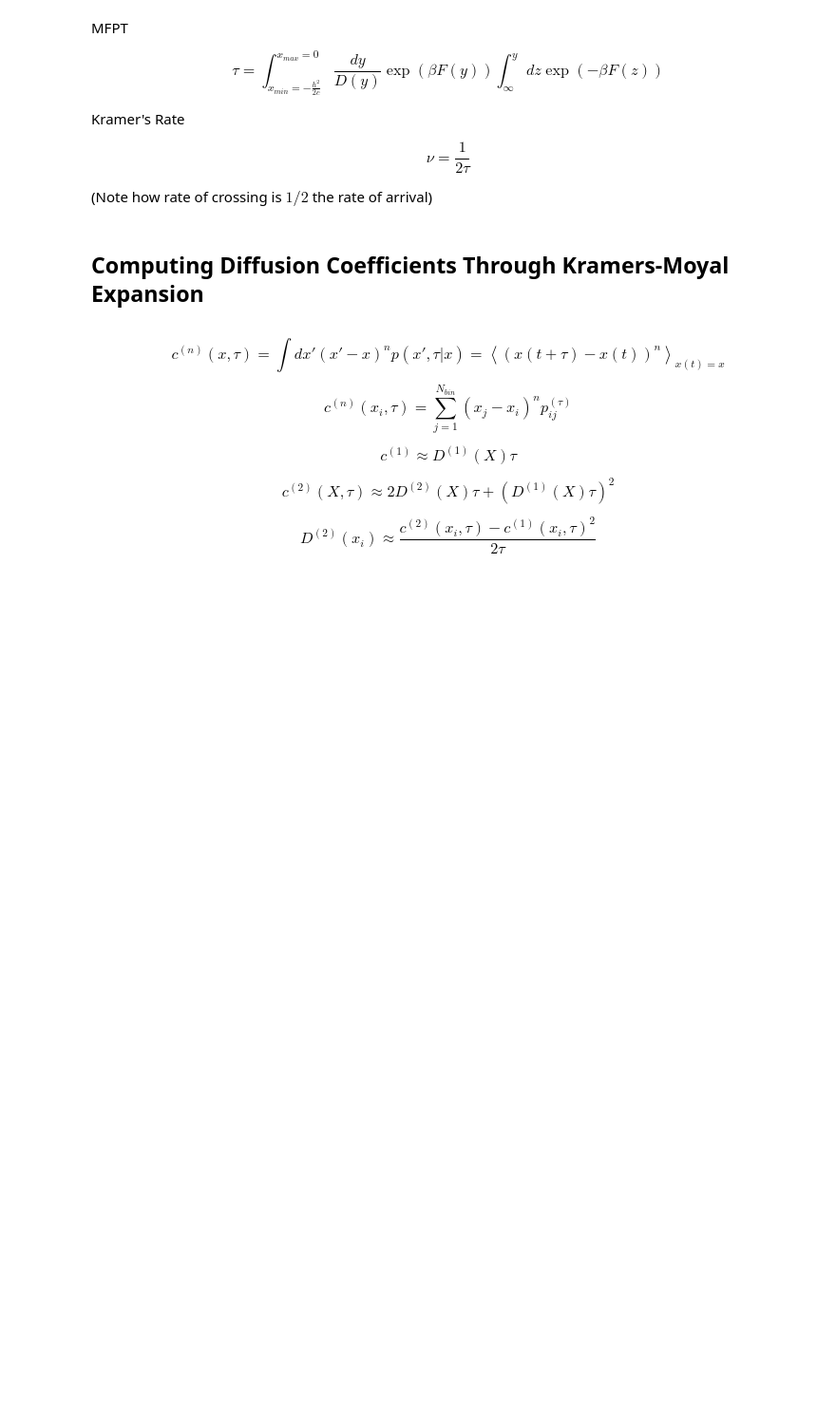
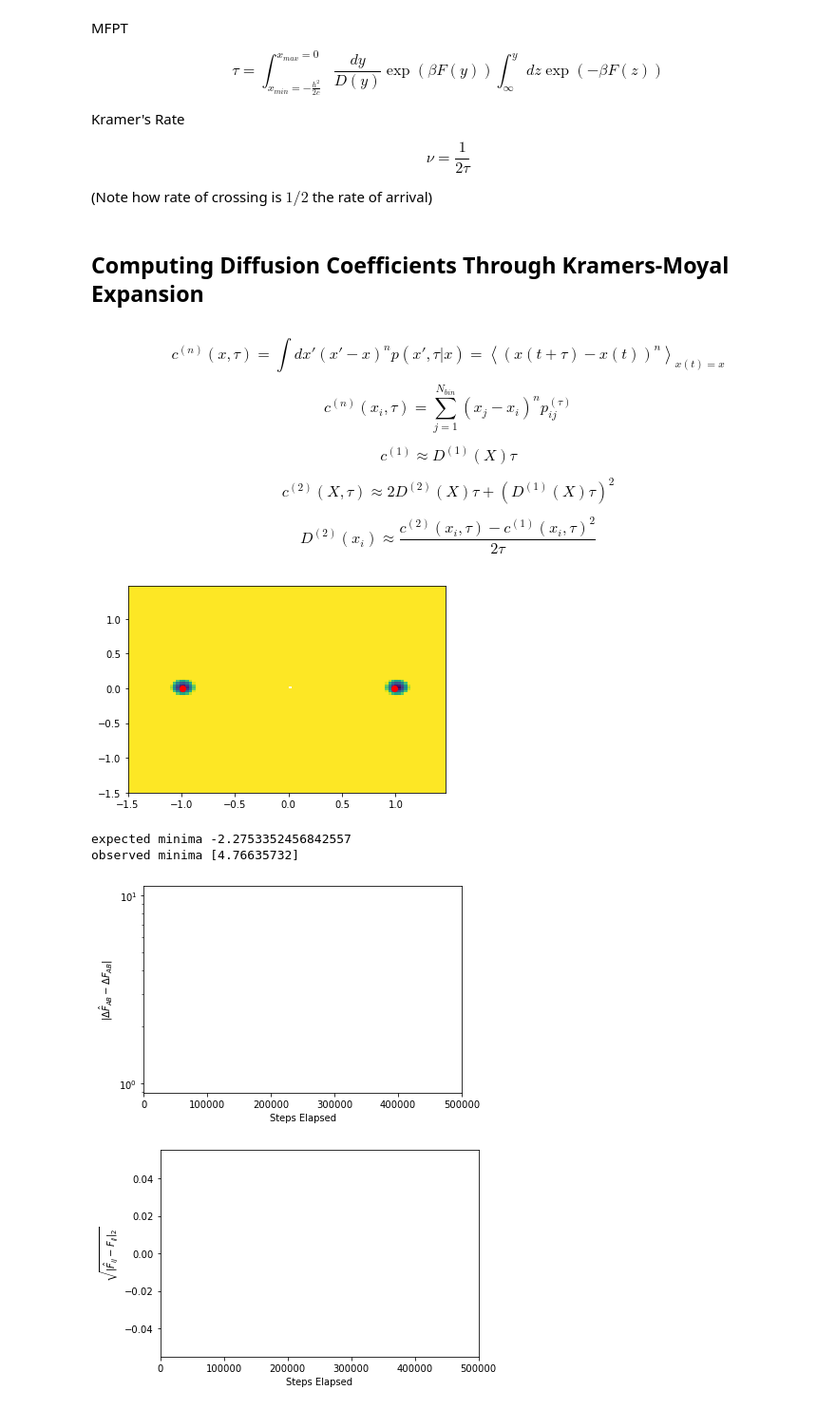
Before and after one commit to dominicp6/mdfeature, a Jupyter notebook: notebooks/Small 1D Problem.ipynb, the cells around one changed output. Shown at 95% size. Saved outputs shown, nothing was run; the diff lists cells and outputs as text; code cells hidden in the pictures; blank space fills up the shorter version.

```diff
--- a/notebooks/Small 1D Problem.ipynb
+++ b/notebooks/Small 1D Problem.ipynb
@@ -378,0 +613,11 @@ kre.fit(est_samples,
+# %%
+traj = dill.load(open("double_ring_well_traj_phys.pickle", "rb"))
+AoI = AreaOfInterest(x_min=-1.5, x_max=1.5, y_min=-1.5, y_max=1.5, x_samples=100, y_samples=100)
+ca = ConvergenceAnalyser(traj, ring_double_well_potential, AoI)
+rmsd_anomaly, p, p_hat, weighted_estimate, weighted_actual, interpolated_grid, values = ca.plot_anomaly(plot_interval=5000)
+# %% [output]
+[figure, added]
+expected minima -2.2753352456842557
+observed minima [4.76635732]
+[figure, added]
+[figure, added]
```
Also changed, not shown: parts of 5 cells of this notebook, 6 other files.
